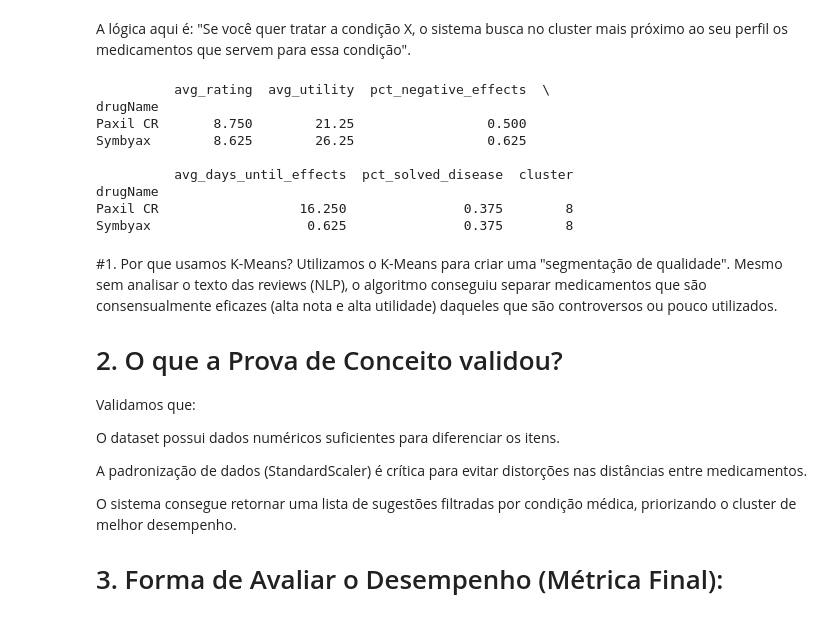
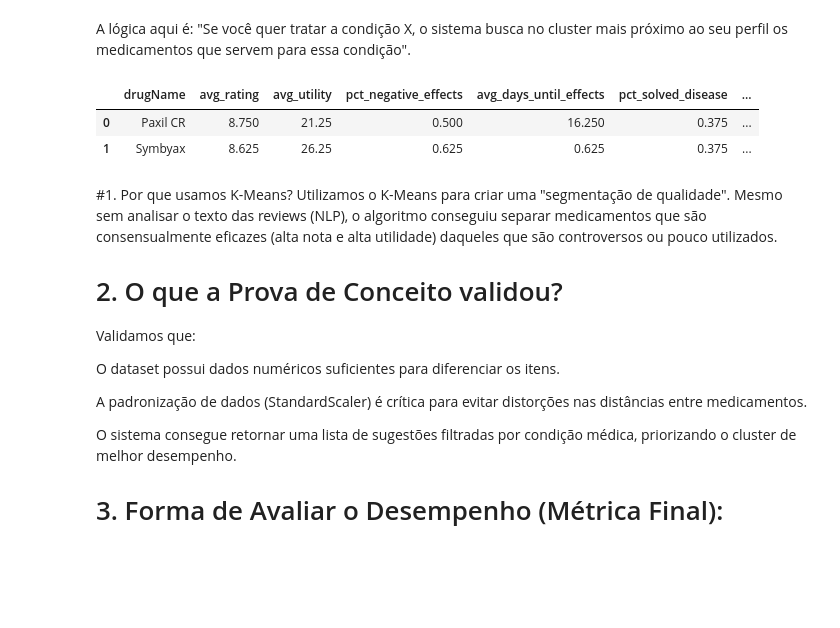
Before and after one commit to JimmyAreaFiscal/Sistema-de-Recomendacao-de-Medicamentos, a Jupyter notebook: A2_Projeto.ipynb, the cells around one changed output. Saved outputs shown, nothing was run; the diff lists cells and outputs as text; code cells hidden in the pictures; blank space fills up the shorter version.

```diff
--- a/A2_Projeto.ipynb
+++ b/A2_Projeto.ipynb
@@ -483,44 +484,38 @@ def usuario_para_vetor(categoria_usuario: CategoriaUsuario):
 def cluster_mais_proximo_do_usuario(categoria_usuario: CategoriaUsuario):
     user_scaled = usuario_para_vetor(categoria_usuario)
 
     distances = euclidean_distances(user_scaled, centroids)[0]
 
     cluster_mais_proximo = distances.argmin()
 
     return cluster_mais_proximo, distances
 
 
 def recomendar_medicamento_final(categoria_usuario: CategoriaUsuario):
     cluster_usuario, distancias = cluster_mais_proximo_do_usuario(categoria_usuario)
 
     drugs_for_condition = df_target[
         df_target['condition'] == categoria_usuario.disease
     ]['drugName'].unique()
 
     subset = drug_features.loc[drug_features.index.isin(drugs_for_condition)]
 
     recomendacoes = subset[subset['cluster'] == cluster_usuario]
 
     if recomendacoes.empty:
         recomendacoes = subset
 
-    return recomendacoes.sort_values(
+    return recomendacoes.reset_index().sort_values(
         by=['avg_rating', 'avg_utility', 'pct_solved_disease'],
         ascending=False
     ).head(5)
 
 categoria_usuario = CategoriaUsuario(disease='Depression', accept_negative_effects=True, accept_long_time_effects=False, accept_long_duration_of_treatment=False)
-print(recomendar_medicamento_final(categoria_usuario))
+recomendar_medicamento_final(categoria_usuario)
 # %% [output]
-          avg_rating  avg_utility  pct_negative_effects  \
-drugName
-Paxil CR       8.750        21.25                 0.500
-Symbyax        8.625        26.25                 0.625
-
-          avg_days_until_effects  pct_solved_disease  cluster
-drugName
-Paxil CR                  16.250               0.375        8
-Symbyax                    0.625               0.375        8
+|  | drugName | avg_rating | avg_utility | pct_negative_effects | avg_days_until_effects | pct_solved_disease | ... |
+| 0 | Paxil CR | 8.750 | 21.25 | 0.500 | 16.250 | 0.375 | ... |
+| 1 | Symbyax | 8.625 | 26.25 | 0.625 | 0.625 | 0.375 | ... |
 # %% [markdown]
 #1. Por que usamos K-Means?
 Utilizamos o K-Means para criar uma "segmentação de qualidade". Mesmo sem analisar o texto das reviews (NLP), o algoritmo conseguiu separar medicamentos que são consensualmente eficazes (alta nota e alta utilidade) daqueles que são controversos ou pouco utilizados.
```
Also changed, not shown: parts of 3 cells of this notebook, 2 other files.
